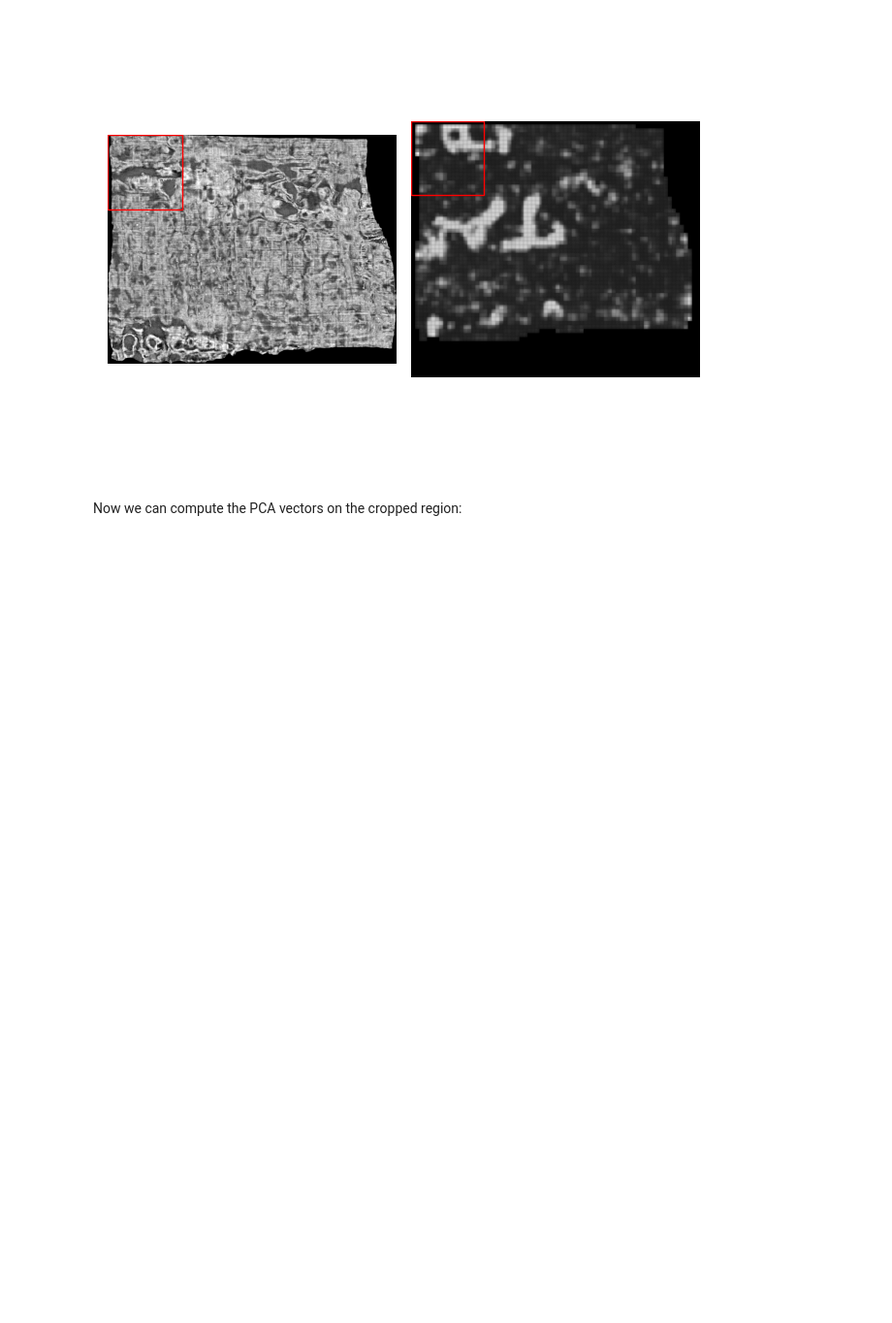
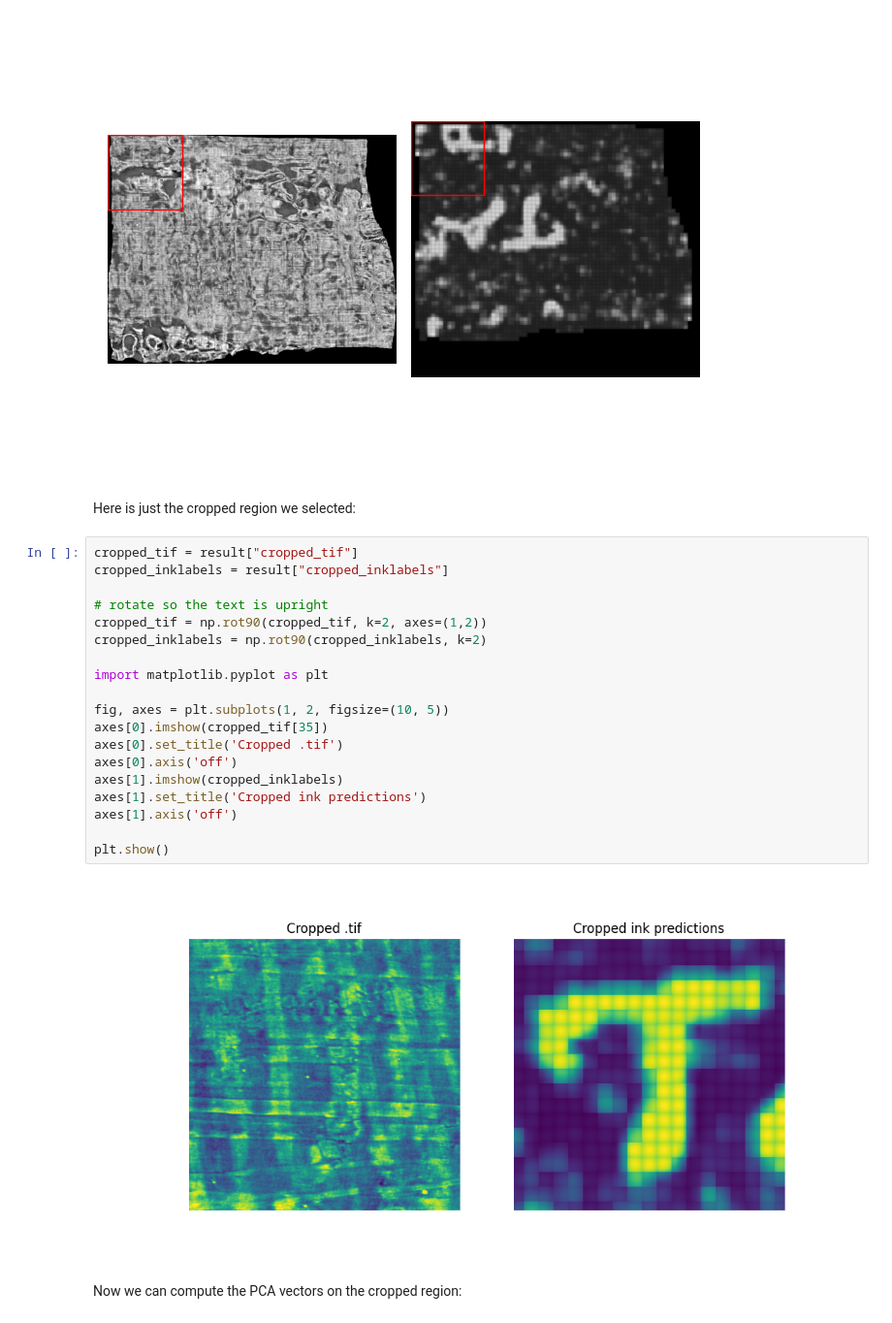
Before and after one commit to jgcarrasco/dino-ink-detection, a Jupyter notebook: pca_dino.ipynb, the cells around one changed output. Shown at 97% size. Cells and saved outputs as stored; diff of their text form; blank space fills up the shorter version.

Commit message:
Some more visualization

```diff
--- a/pca_dino.ipynb
+++ b/pca_dino.ipynb
@@ -74,6 +75,29 @@ result = visualize_cropper(tif, inklabels, crop_size=CROP_SIZE)
 # %% [output]
 interactive(children=(IntSlider(value=0, description='Slice', max=64), Output()), _dom_classes=('widget-intera…
 [figure]
+# %% [markdown]
+Here is just the cropped region we selected:
+# %%
+cropped_tif = result["cropped_tif"]
+cropped_inklabels = result["cropped_inklabels"]
+
+# rotate so the text is upright
+cropped_tif = np.rot90(cropped_tif, k=2, axes=(1,2))
+cropped_inklabels = np.rot90(cropped_inklabels, k=2)
+
+import matplotlib.pyplot as plt
+
+fig, axes = plt.subplots(1, 2, figsize=(10, 5))
+axes[0].imshow(cropped_tif[35])
+axes[0].set_title('Cropped .tif')
+axes[0].axis('off')
+axes[1].imshow(cropped_inklabels)
+axes[1].set_title('Cropped ink predictions')
+axes[1].axis('off')
+
+plt.show()
+# %% [output]
+[figure, added]
 # %% [markdown]
 Now we can compute the PCA vectors on the cropped region:
 # %%
```
Also changed, not shown: parts of 4 cells of this notebook.
